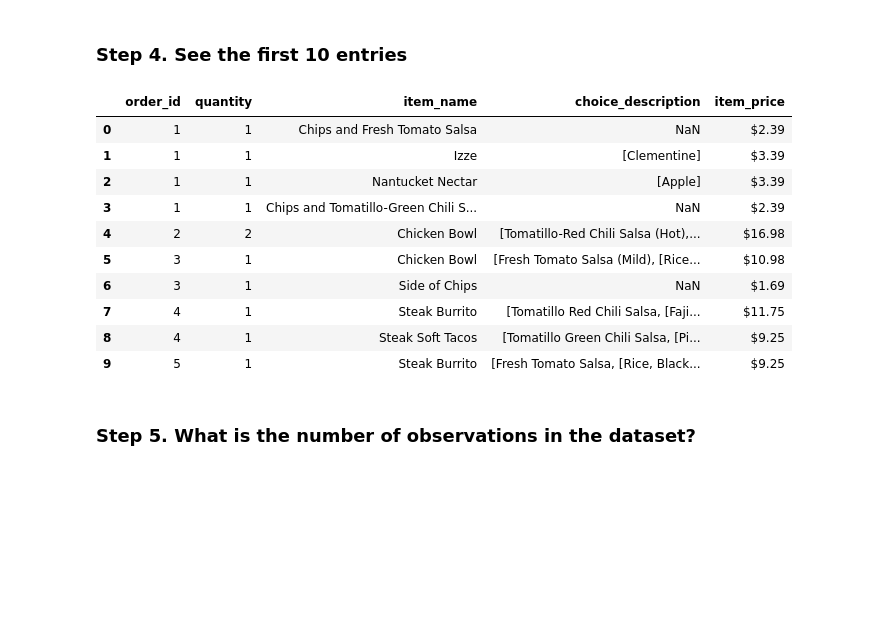
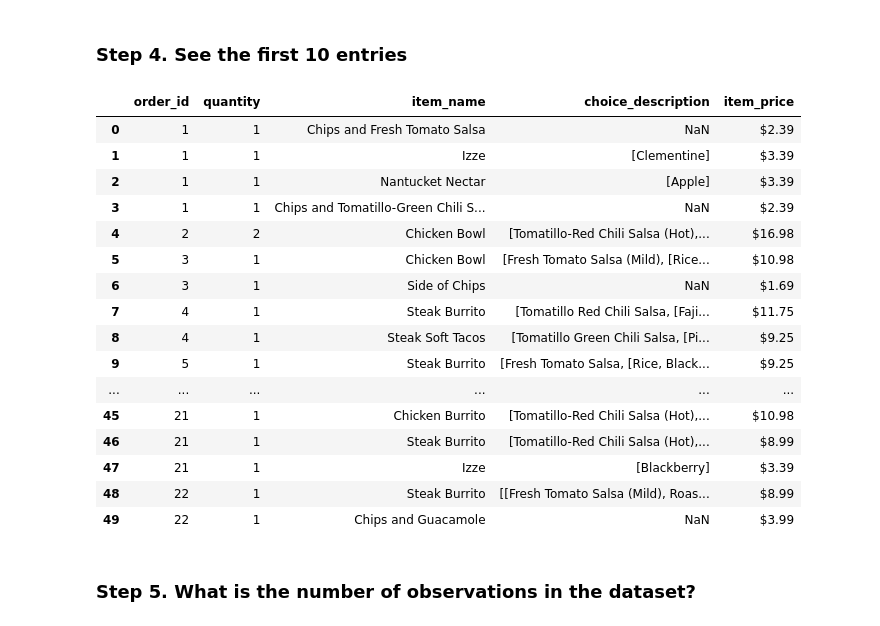
Before and after one commit to JPiispanen/pandas_exercises, a Jupyter notebook: 01_Getting_&_Knowing_Your_Data/Chipotle/Exercises.ipynb, the cells around one changed output. Drawn from its saved outputs; the diff is of its cells as text; code cells hidden in the pictures; blank space fills up the shorter version.

```diff
--- a/01_Getting_&_Knowing_Your_Data/Chipotle/Exercises.ipynb
+++ b/01_Getting_&_Knowing_Your_Data/Chipotle/Exercises.ipynb
@@ -18,19 +18,25 @@ chipo = pd.read_table(url)
 # %% [markdown]
 ### Step 4. See the first 10 entries
 # %%
-chipo.head(10)
+chipo.head(50)
 # %% [output]
 |  | order_id | quantity | item_name | choice_description | item_price |
 | 0 | 1 | 1 | Chips and Fresh Tomato Salsa | NaN | $2.39 |
 | 1 | 1 | 1 | Izze | [Clementine] | $3.39 |
 | 2 | 1 | 1 | Nantucket Nectar | [Apple] | $3.39 |
 | 3 | 1 | 1 | Chips and Tomatillo-Green Chili S... | NaN | $2.39 |
 | 4 | 2 | 2 | Chicken Bowl | [Tomatillo-Red Chili Salsa (Hot),... | $16.98 |
 | 5 | 3 | 1 | Chicken Bowl | [Fresh Tomato Salsa (Mild), [Rice... | $10.98 |
 | 6 | 3 | 1 | Side of Chips | NaN | $1.69 |
 | 7 | 4 | 1 | Steak Burrito | [Tomatillo Red Chili Salsa, [Faji... | $11.75 |
 | 8 | 4 | 1 | Steak Soft Tacos | [Tomatillo Green Chili Salsa, [Pi... | $9.25 |
 | 9 | 5 | 1 | Steak Burrito | [Fresh Tomato Salsa, [Rice, Black... | $9.25 |
+| ... | ... | ... | ... | ... | ... |
+| 45 | 21 | 1 | Chicken Burrito | [Tomatillo-Red Chili Salsa (Hot),... | $10.98 |
+| 46 | 21 | 1 | Steak Burrito | [Tomatillo-Red Chili Salsa (Hot),... | $8.99 |
+| 47 | 21 | 1 | Izze | [Blackberry] | $3.39 |
+| 48 | 22 | 1 | Steak Burrito | [[Fresh Tomato Salsa (Mild), Roas... | $8.99 |
+| 49 | 22 | 1 | Chips and Guacamole | NaN | $3.99 |
 # %% [markdown]
 ### Step 5. What is the number of observations in the dataset?
 # %%
```
